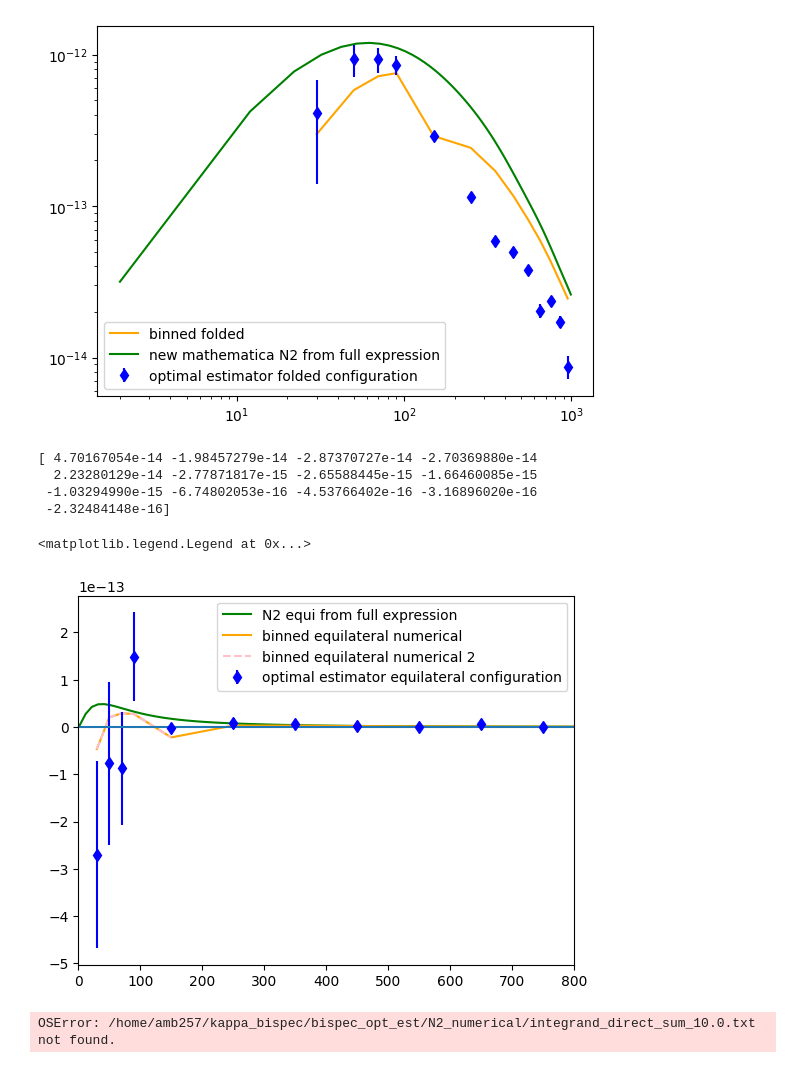
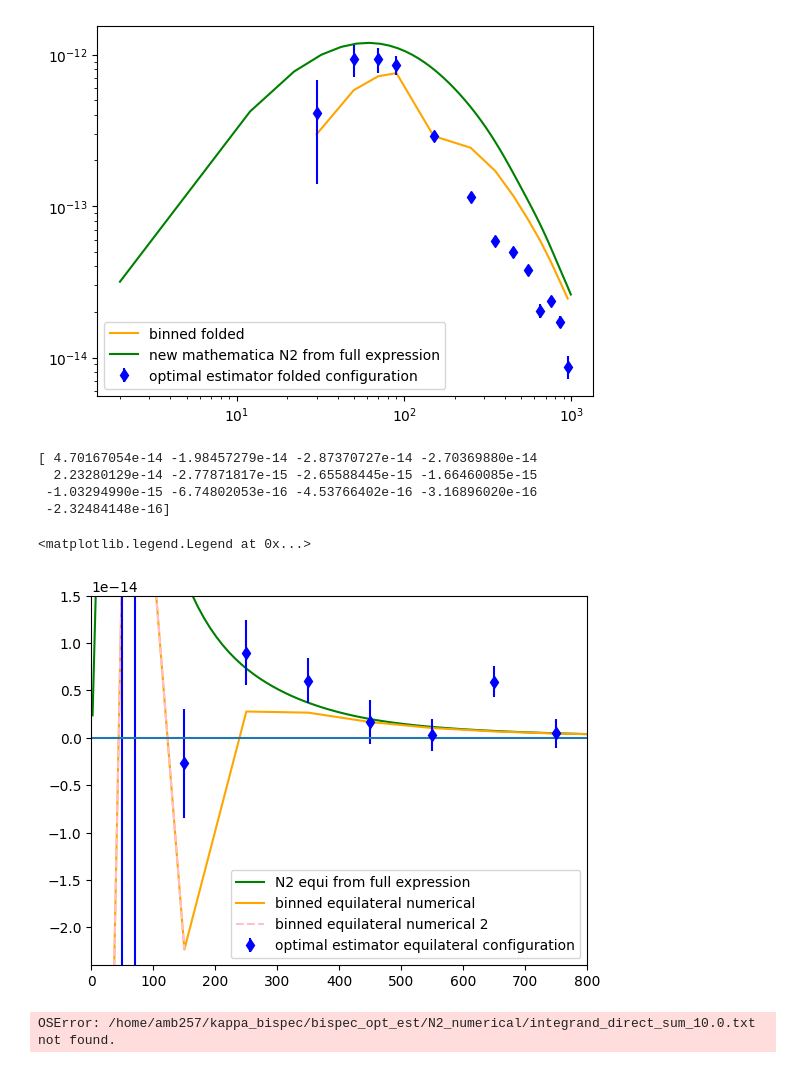
Before and after one commit to aleksandrbowkis/bispec_opt_est, a Jupyter notebook: N2_numerical/N2_tests.ipynb, the cells around one changed output. Cells and saved outputs as stored; diff of their text form; code cells hidden in the pictures.

Commit message:
Plotting

```diff
--- a/N2_numerical/N2_tests.ipynb
+++ b/N2_numerical/N2_tests.ipynb
@@ -180,23 +180,23 @@ plt.legend()
 # %%
 bin_mid_eq, binning_eq = np.load('/home/amb257/kappa_bispec/bispec_opt_est/N2_numerical/Binning_effects/outputs/binned_equilateral.npy')
 bin_mid_eq_2, binning_eq_2 = np.load('/home/amb257/kappa_bispec/bispec_opt_est/N2_numerical/Binning_effects/outputs/binned_equilateral_2.npy')
 
 print(binning_test)
 plt.plot(L_equi_from_full, -1*N2_equi_full, color = 'green', label = 'N2 equi from full expression')
 plt.plot(bin_mid_eq, -1* binning_eq, color = 'orange', label = 'binned equilateral numerical')
 plt.plot(bin_mid_eq_2, -1* binning_eq_2, color = 'pink', ls = '--', label = 'binned equilateral numerical 2')
 plt.errorbar(L_opt_equi, opt_est_equi, yerr = err_equi, fmt='bd', label = 'optimal estimator equilateral configuration')
 plt.hlines(0, 0, 1000)
 plt.xlim(0,800)
-#plt.ylim(-2.4e-14, 1.5e-14)
+plt.ylim(-2.4e-14, 1.5e-14)
 plt.legend()
 # %% [output]
 [ 4.70167054e-14 -1.98457279e-14 -2.87370727e-14 -2.70369880e-14
   2.23280129e-14 -2.77871817e-15 -2.65588445e-15 -1.66460085e-15
  -1.03294990e-15 -6.74802053e-16 -4.53766402e-16 -3.16896020e-16
  -2.32484148e-16]
 <matplotlib.legend.Legend at 0x...>
-[figure, old version]
+[figure, new version]
 # %%
 # Load in the integrand used for the direct sum calculation
 ell, integrand = np.loadtxt('/home/amb257/kappa_bispec/bispec_opt_est/N2_numerical/integrand_direct_sum_10.0.txt')
```
Also changed, not shown: parts of 1 cell of this notebook, 2 other files.
